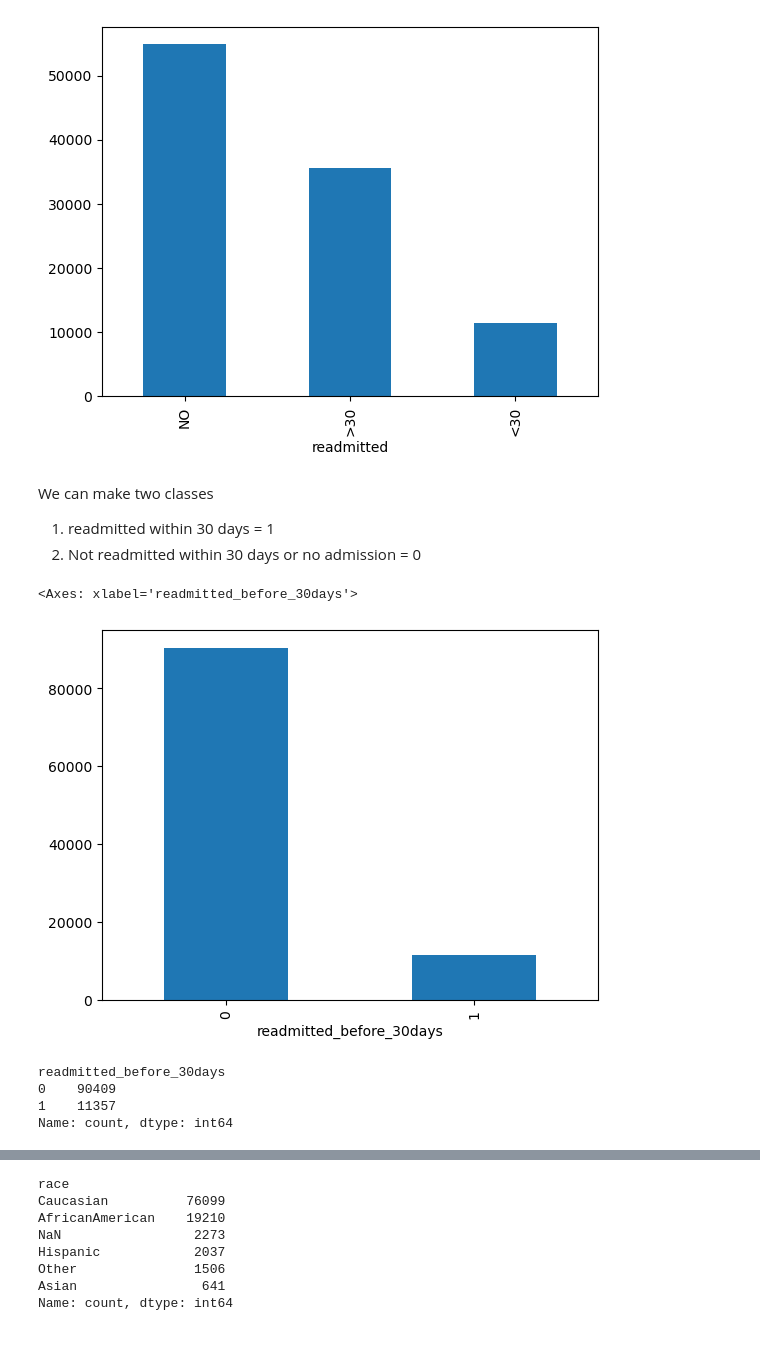
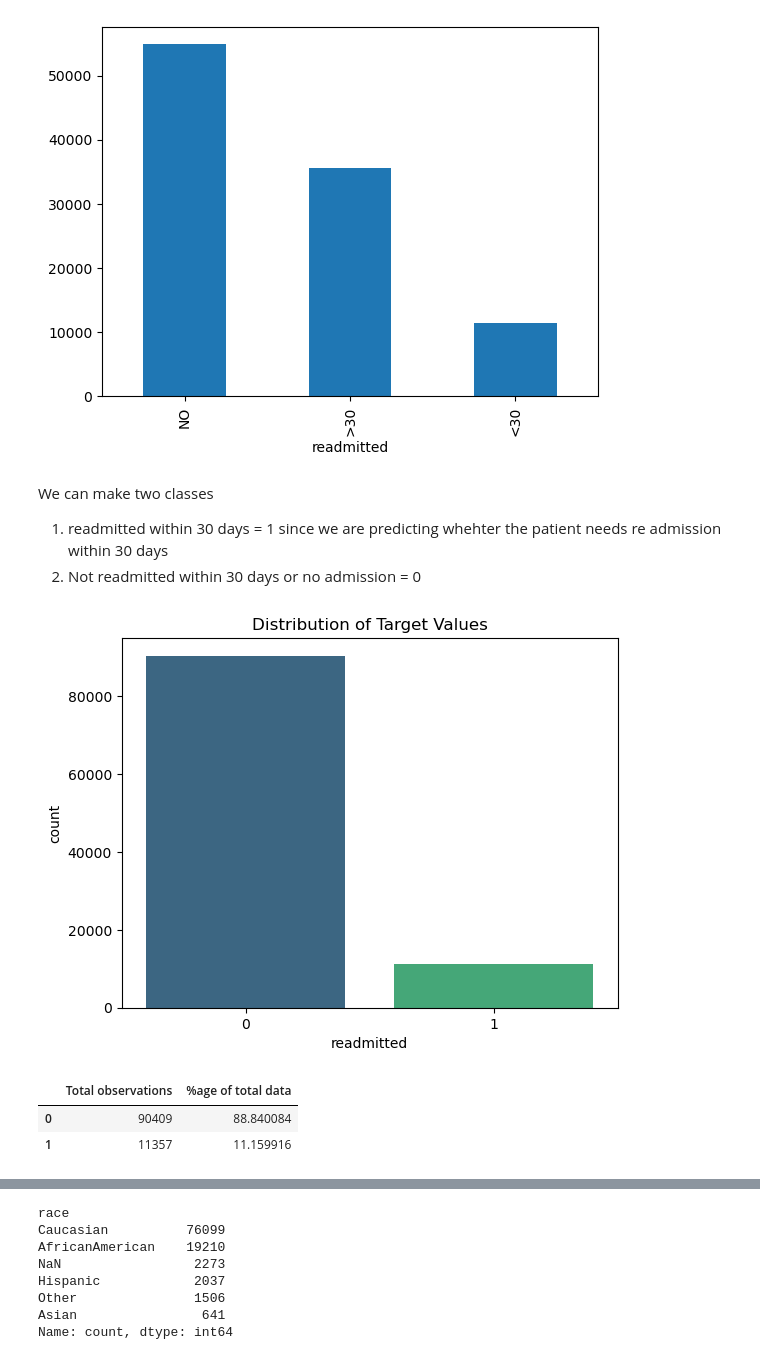
Before and after one commit to deedeese/Hospital-Readmission-of-Diabetic-Patients, a Jupyter notebook: Project.ipynb, the cells around one changed output, grey strips where cells are left out. Cells and saved outputs as stored; diff of their text form; code cells hidden in the pictures.

```diff
--- a/Project.ipynb
+++ b/Project.ipynb
@@ -122,7 +320,7 @@ df['readmitted'].value_counts().plot(kind='bar')
 [figure]
 # %% [markdown]
 We can make two classes
-1. readmitted within 30 days = 1
+1. readmitted within 30 days = 1 since we are predicting whehter the patient needs re admission within 30 days
 2. Not readmitted within 30 days or no admission = 0
 # %%
 def label(x):
@@ -130,4 +328,4 @@ def label(x):
         return 0
     elif x=='<30':
         return 1
-df['readmitted_before_30days'] = df['readmitted'].apply(label)
+df['readmitted'] = df['readmitted'].apply(label)
@@ -134,12 +340,11 @@ df['readmitted_before_30days'] = df['readmitted'].apply(label)
 # %%
-df['readmitted_before_30days'].value_counts().plot(kind='bar')
+sns.countplot(x = "readmitted", data = df,  palette='viridis')
+plt.title("Distribution of Target Values")
+plt.show()
+
+val_counts(df,'readmitted')
 # %% [output]
-<Axes: xlabel='readmitted_before_30days'>
-[figure, old version]
+[figure, new version]
+|  | Total observations | %age of total data |
+| 0 | 90409 | 88.840084 |
+| 1 | 11357 | 11.159916 |
-# %%
-df['readmitted_before_30days'].value_counts()
-# %% [output]
-readmitted_before_30days
-0    90409
-1    11357
-Name: count, dtype: int64
```
Also changed, not shown: parts of 240 cells of this notebook.
